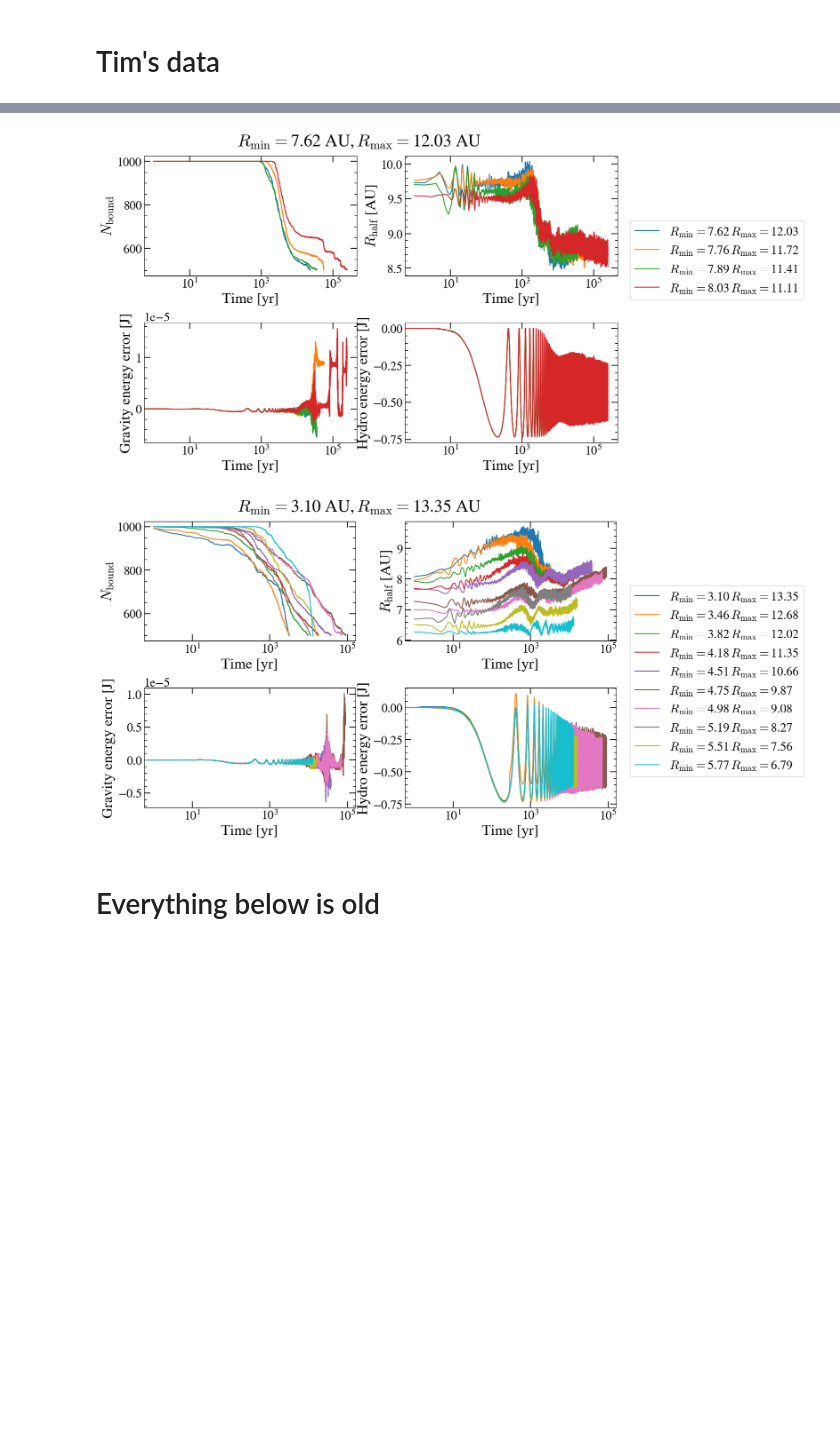
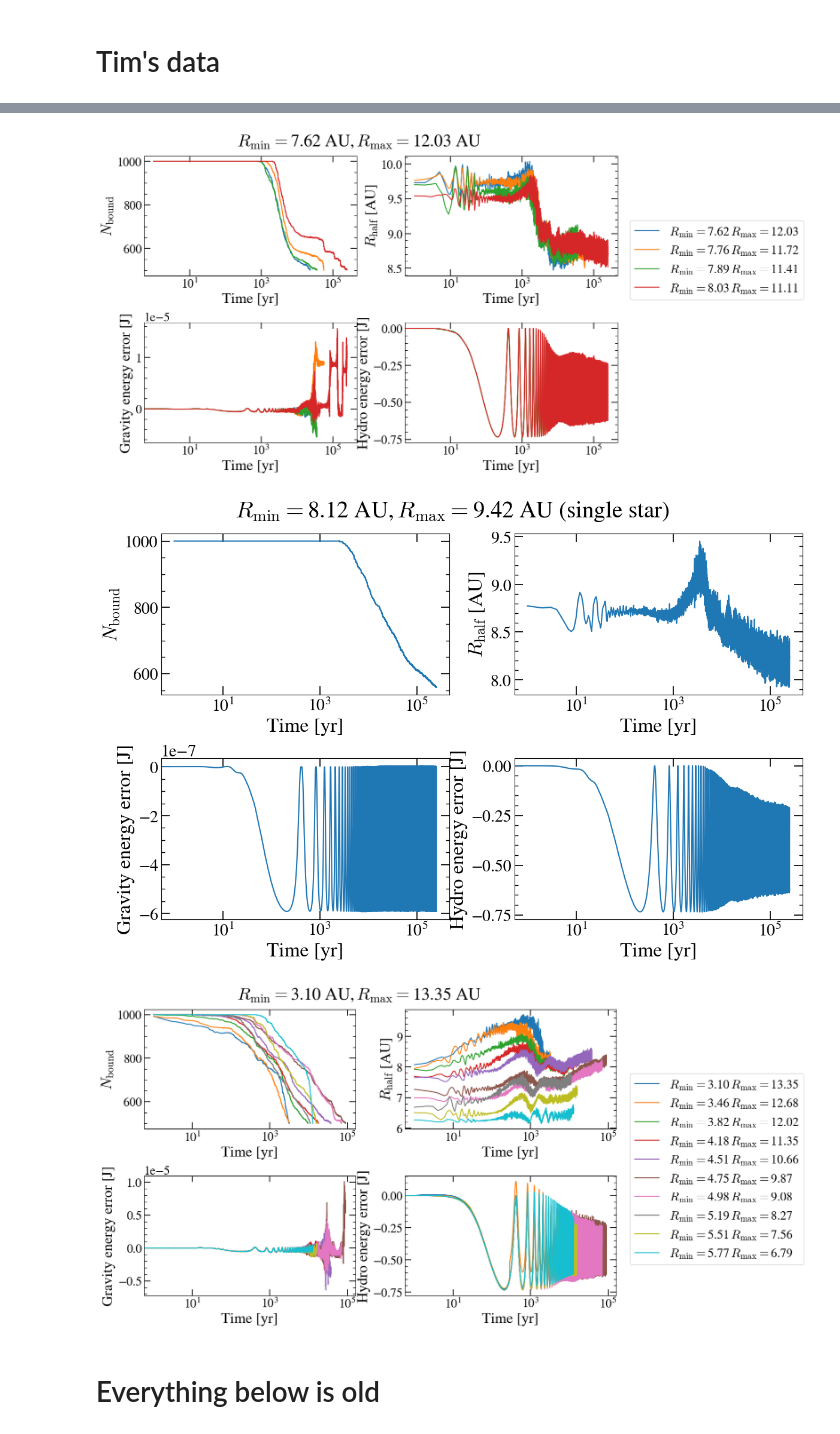
Before and after one commit to LucasPouw/amuse-KL, a Jupyter notebook: data_processing.ipynb, the cells around one changed output, grey strips where cells are left out. Cells and saved outputs as stored; diff of their text form; code cells hidden in the pictures; blank space fills up the shorter version.

Commit message:
Processed single star run and fixed some emergent bugs

```diff
--- a/data_processing.ipynb
+++ b/data_processing.ipynb
@@ -242,7 +242,7 @@ def rectify_filenames(root):
 
 def _get_npy_paths(root):
     # get all paths to .npy files given the root directory of a run
-    files = np.sort(glob.glob(root + '/*.npy'))
+    files = np.sort(glob.glob(os.path.join(root,'*.npy')))
     times,grav_energy,hydro_energy, nbound, rhalf = [],[],[],[],[]
     for f in files:
         if 'times' in f:
@@ -256,7 +256,8 @@ def _get_npy_paths(root):
         elif 'Rhalf' in f:
             rhalf.append(f)
         else:
-            raise ValueError('Encountered some weird stuff, there is .npy file that should not exist')
+            # print('Encountered some weird stuff, there is .npy file that should not exist')
+            continue
 
     return times,grav_energy,hydro_energy, nbound, rhalf
 
@@ -298,12 +299,14 @@ get_rmin_rmax_from_run(run_roots[0])
 # %%
 def process_run(root):
     #given the root of a run (with various simulations in it), get the various arrays and make plots
-
     run_paths = get_npy_paths(root) #get relevant npy files
 
     fig,axes = plt.subplots(figsize=(12,8),nrows=2,ncols=2,tight_layout=True)
     rmin_run, rmax_run = get_rmin_rmax_from_run(root)
-    fig.suptitle(r'$R_{\rm min}=$' + f'{rmin_run:.2f} AU,' + r'$\, R_{\rm max}=$' + f'{rmax_run:.2f} AU',fontsize=28)
+    suptitle = r'$R_{\rm min}=$' + f'{rmin_run:.2f} AU,' + r'$\, R_{\rm max}=$' + f'{rmax_run:.2f} AU'
+    if 'm_orb' in root:
+        suptitle += ' (single star)'
+    fig.suptitle(suptitle,fontsize=28)
 
     for i,(time_path,grav_path,hydro_path,Nbound_path,Rhalf_path) in enumerate(run_paths): #iterate per sim
         rmin,rmax = os.path.split(time_path)[-1].strip('.npy').split('-')[-2:] #extract rmin and rmax from filepath
@@ -330,37 +333,38 @@ def process_run(root):
             Nbound = np.load(Nbound_path,allow_pickle = True) #never any units
 
             Rhalf = np.load(Rhalf_path,allow_pickle = True)
             Rhalf = [r.value_in(units.AU) for r in Rhalf]
 
         axes[0,0].plot(times[1:],Nbound,label = r'$R_{\rm min}=$' + f'{rmin:.2f}' + r'$\, R_{\rm max}=$' + f'{rmax:.2f}')
         axes[0,0].semilogx()
         axes[0,0].set(xlabel='Time [yr]',ylabel=r'$N_{\rm bound}$')
 
         axes[0,1].plot(times[1:],Rhalf)
         axes[0,1].semilogx()
         axes[0,1].set(xlabel='Time [yr]',ylabel=r'$R_{\rm half}$ [AU]')
 
         axes[1,0].plot(times,grav_energy_error)
         axes[1,0].semilogx()
         axes[1,0].set(xlabel='Time [yr]',ylabel=r'Gravity energy error [J]')
 
         axes[1,1].plot(times,hydro_energy_error)
         axes[1,1].semilogx()
         axes[1,1].set(xlabel='Time [yr]',ylabel=r'Hydro energy error [J]')
 
-
-    handles,labels = axes[0,0].get_legend_handles_labels()
-    fig.legend(handles,labels,bbox_to_anchor=(1.35,0.75))
+    if len(run_paths) > 1:
+        handles,labels = axes[0,0].get_legend_handles_labels()
+        fig.legend(handles,labels,bbox_to_anchor=(1.35,0.75))
     fig.tight_layout()
     plt.show()
 
 for root in run_roots:
     process_run(root)
 # %% [output]
 [figure]
 [figure]
 [figure]
-[figure, old version]
+[figure, new version]
+[figure, added]
 # %% [markdown]
 # Everything below is old
 # %% [markdown]
```
Also changed, not shown: parts of 1 cell of this notebook.
